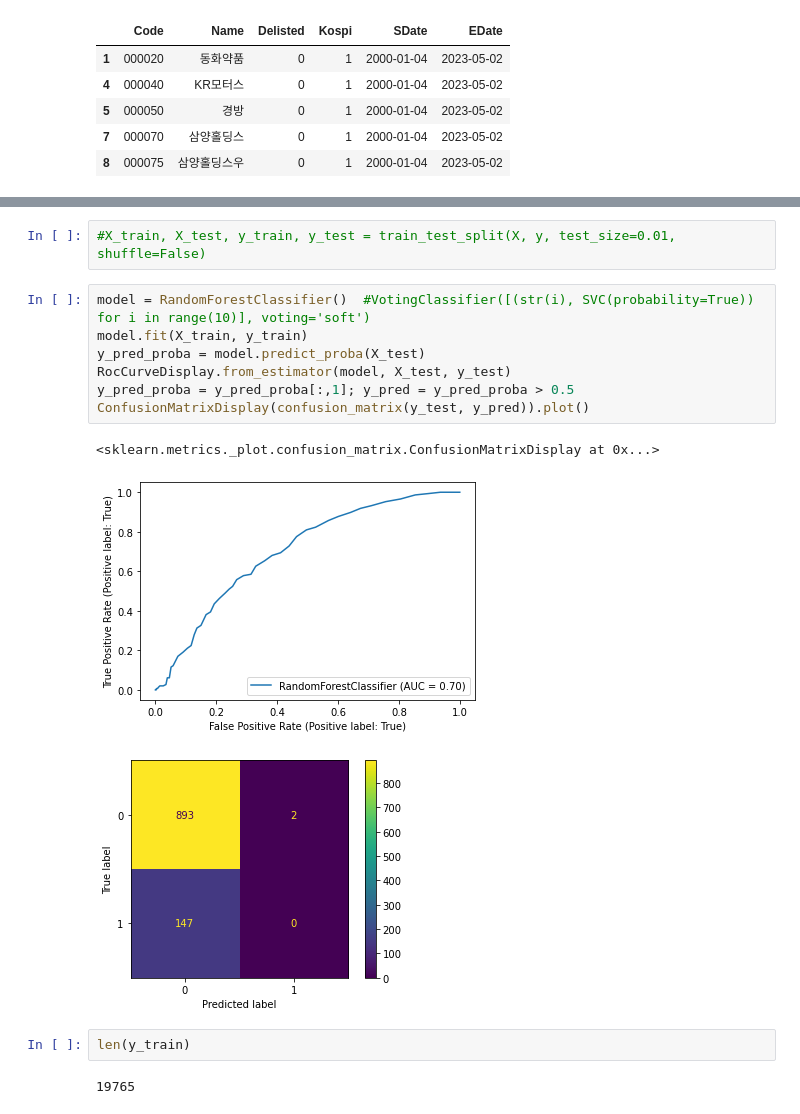
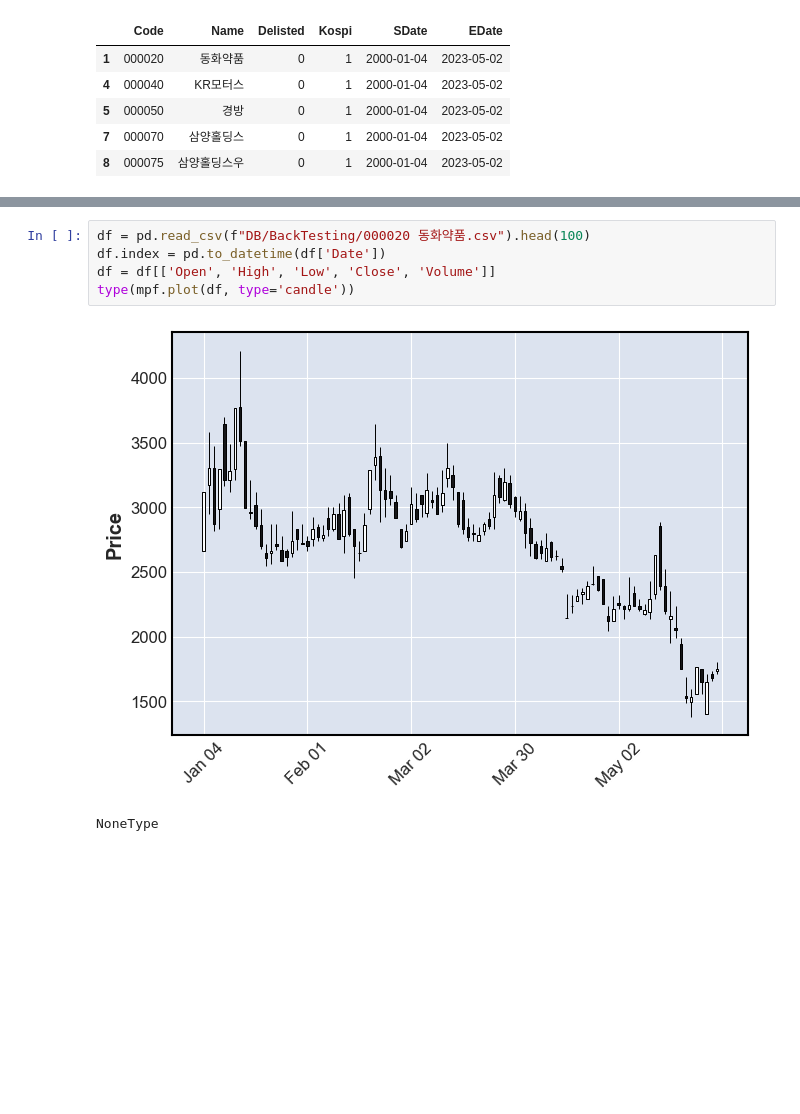
Before and after one commit to naniri04/FinanceProject, a Jupyter notebook: notebook.ipynb, the cells around one changed output, grey strips where cells are left out. Cells and saved outputs as stored; diff of their text form; blank space fills up the shorter version.

```diff
--- a/notebook.ipynb
+++ b/notebook.ipynb
@@ -65,17 +48,8 @@ y_test = np.hstack([(lambda x:x[3])(l[i]) for i in range(len(l))])
-# %%
-#X_train, X_test, y_train, y_test = train_test_split(X, y, test_size=0.01, shuffle=False)
-# %%
-model = RandomForestClassifier()  #VotingClassifier([(str(i), SVC(probability=True)) for i in range(10)], voting='soft')
-model.fit(X_train, y_train)
-y_pred_proba = model.predict_proba(X_test)
-RocCurveDisplay.from_estimator(model, X_test, y_test)
-y_pred_proba = y_pred_proba[:,1]; y_pred = y_pred_proba > 0.5
-ConfusionMatrixDisplay(confusion_matrix(y_test, y_pred)).plot()
-# %% [output]
-<sklearn.metrics._plot.confusion_matrix.ConfusionMatrixDisplay at 0x...>
-[figure, removed]
-[figure, removed]
-# %%
-len(y_train)
-# %% [output]
-19765
+# %%
+df = pd.read_csv(f"DB/BackTesting/000020 동화약품.csv").head(100)
+df.index = pd.to_datetime(df['Date'])
+df = df[['Open', 'High', 'Low', 'Close', 'Volume']]
+type(mpf.plot(df, type='candle'))
+# %% [output]
+[figure, added]
+NoneType
```
Also changed, not shown: parts of 3 cells of this notebook, 2 other files.
